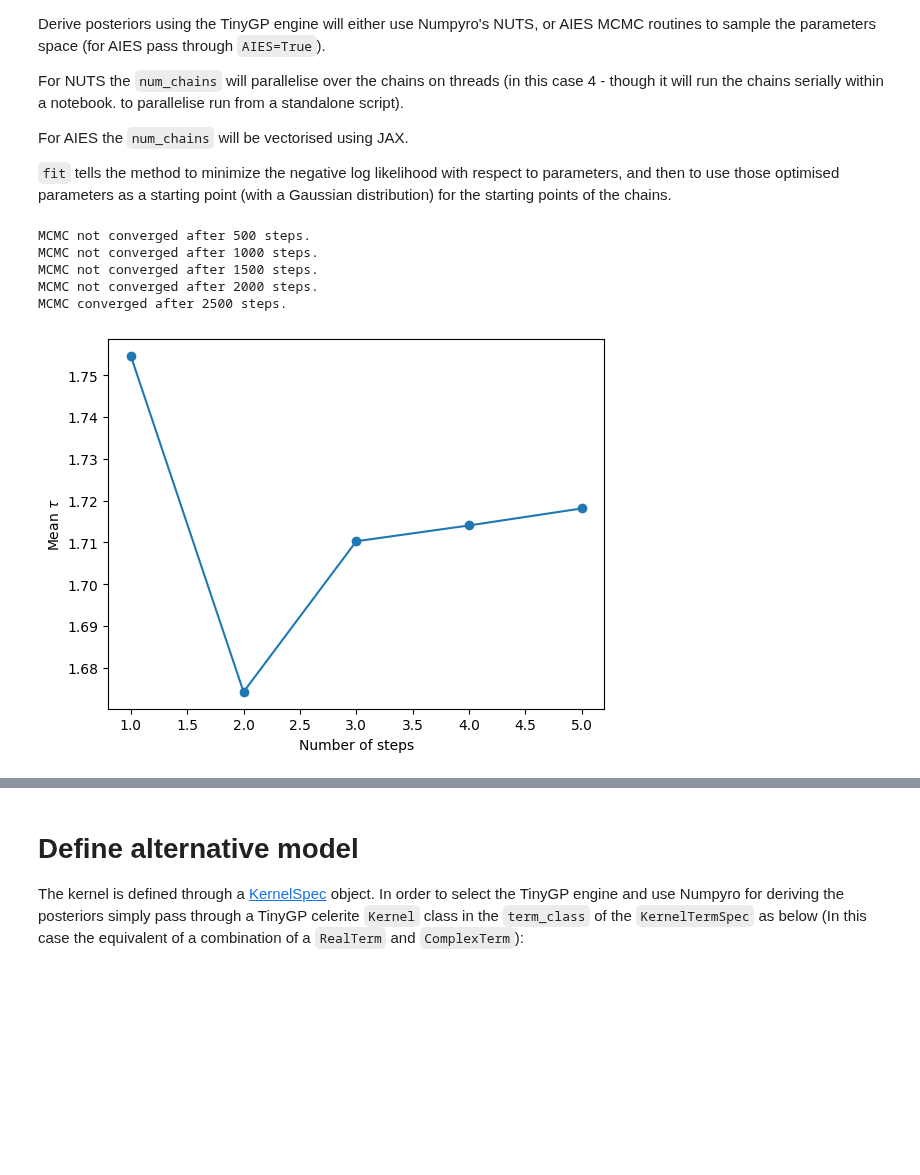
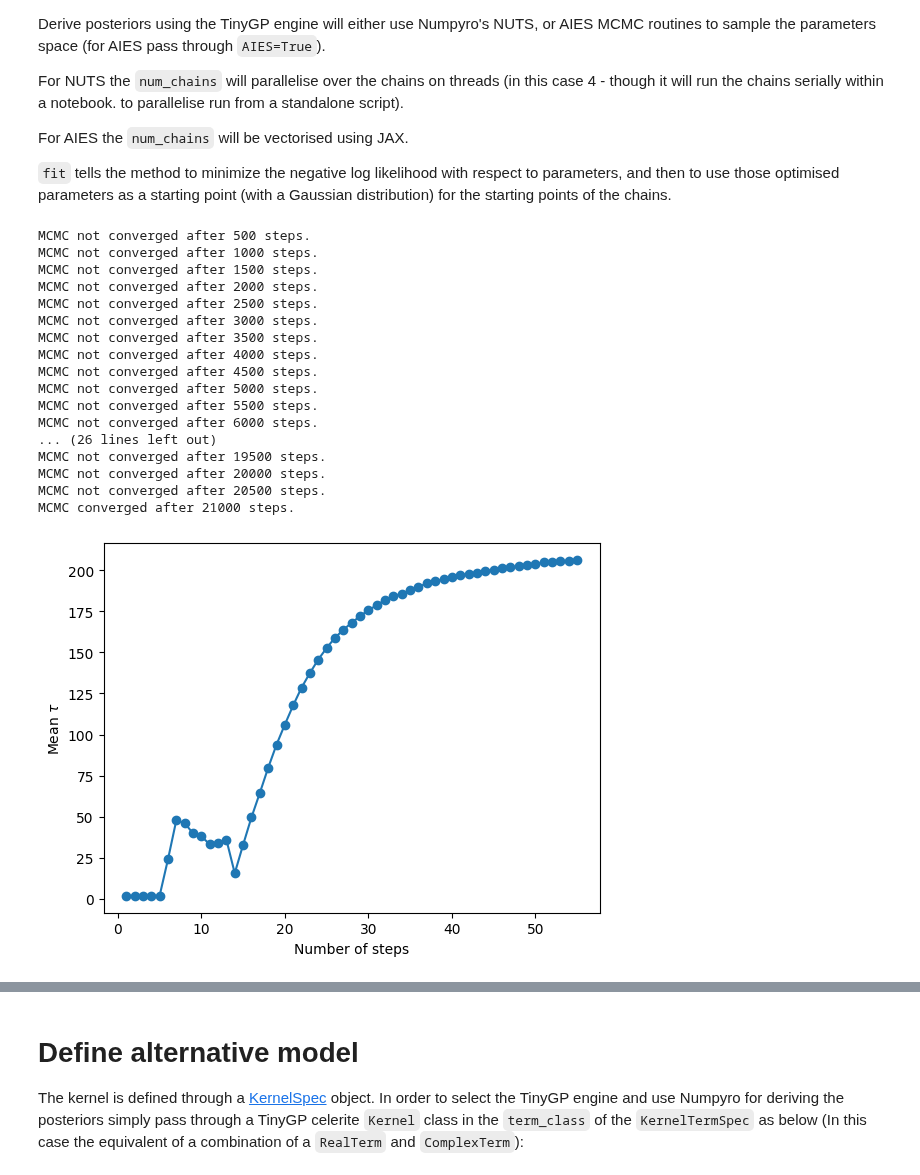
Before and after one commit to andresgur/mind_the_gaps, a Jupyter notebook: docs/notebooks/TinyGP/tutorial_ppp_tinygp.ipynb, the cells around one changed output, grey strips where cells are left out. Saved outputs shown, nothing was run; the diff lists cells and outputs as text; code cells hidden in the pictures; blank space fills up the shorter version.

```diff
--- a/docs/notebooks/TinyGP/tutorial_ppp_tinygp.ipynb
+++ b/docs/notebooks/TinyGP/tutorial_ppp_tinygp.ipynb
@@ -83,7 +83,7 @@ null_kernel_spec = KernelSpec(
         ],
     )
 
-null_model = GPModelling(kernel_spec=null_kernel_spec,lightcurve=input_lc,meanmodel=None,mean_params=jnp.array([input_lc.mean]))
+null_model = GPModelling(kernel_spec=null_kernel_spec,lightcurve=input_lc,meanmodel='Constant',mean_params=jnp.array([input_lc.mean]))
 # %% [markdown]
 # Derive the posteriors for the null model
 
@@ -95,13 +95,25 @@ For AIES the `num_chains` will be vectorised using JAX.
 
 `fit` tells the method to minimize the negative log likelihood with respect to parameters, and then to use those optimised parameters as a starting point (with a Gaussian distribution) for the starting points of the chains.
 # %%
-null_model.derive_posteriors(fit=True, max_steps=25000, num_chains=4, num_warmup=1000, converge_steps=500, progress=False,aies=False)
+null_model.derive_posteriors(fit=True, max_steps=25000, num_chains=20, num_warmup=1000, converge_steps=500, progress=False,aies=True)
 null_model.plot_autocorrelation()
 null_model.corner_plot_samples()
 # %% [output]
 MCMC not converged after 500 steps.
 MCMC not converged after 1000 steps.
 MCMC not converged after 1500 steps.
 MCMC not converged after 2000 steps.
-MCMC converged after 2500 steps.
+MCMC not converged after 2500 steps.
+MCMC not converged after 3000 steps.
+MCMC not converged after 3500 steps.
+MCMC not converged after 4000 steps.
+MCMC not converged after 4500 steps.
+MCMC not converged after 5000 steps.
+MCMC not converged after 5500 steps.
+MCMC not converged after 6000 steps.
+... (26 lines left out)
+MCMC not converged after 19500 steps.
+MCMC not converged after 20000 steps.
+MCMC not converged after 20500 steps.
+MCMC converged after 21000 steps.
-[figure, old version]
+[figure, new version]
```
Also changed, not shown: parts of 4 cells of this notebook, 8 other files.
